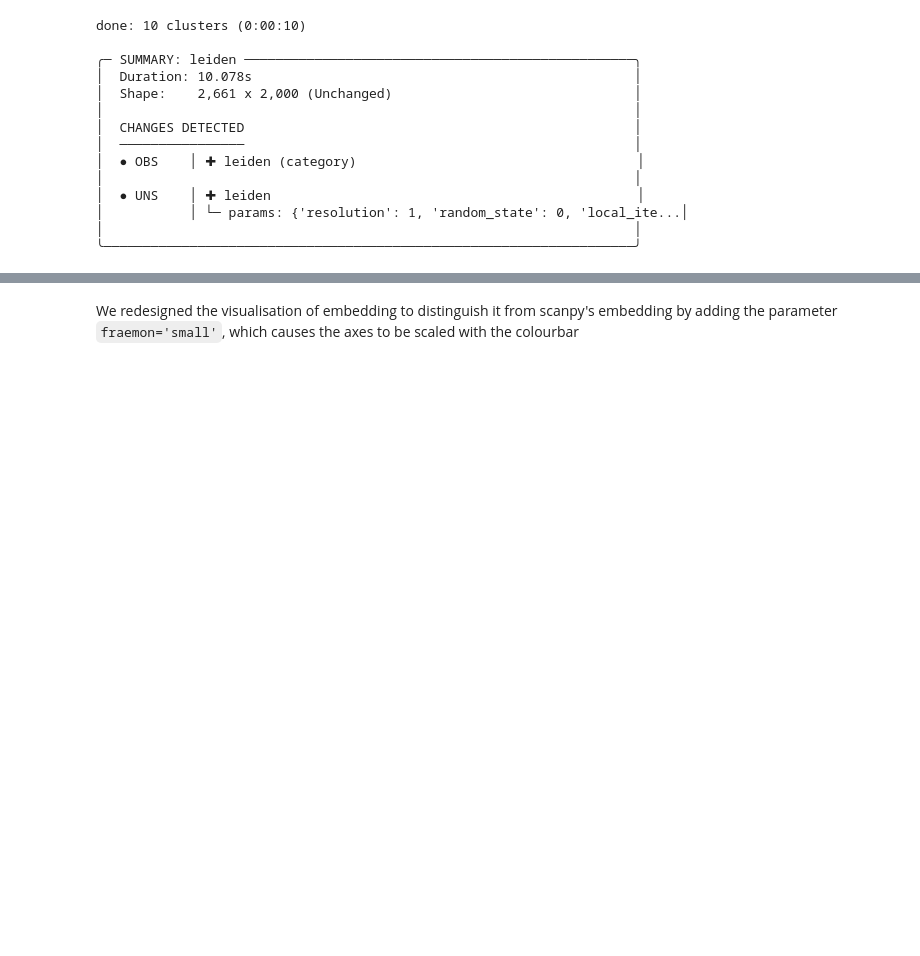
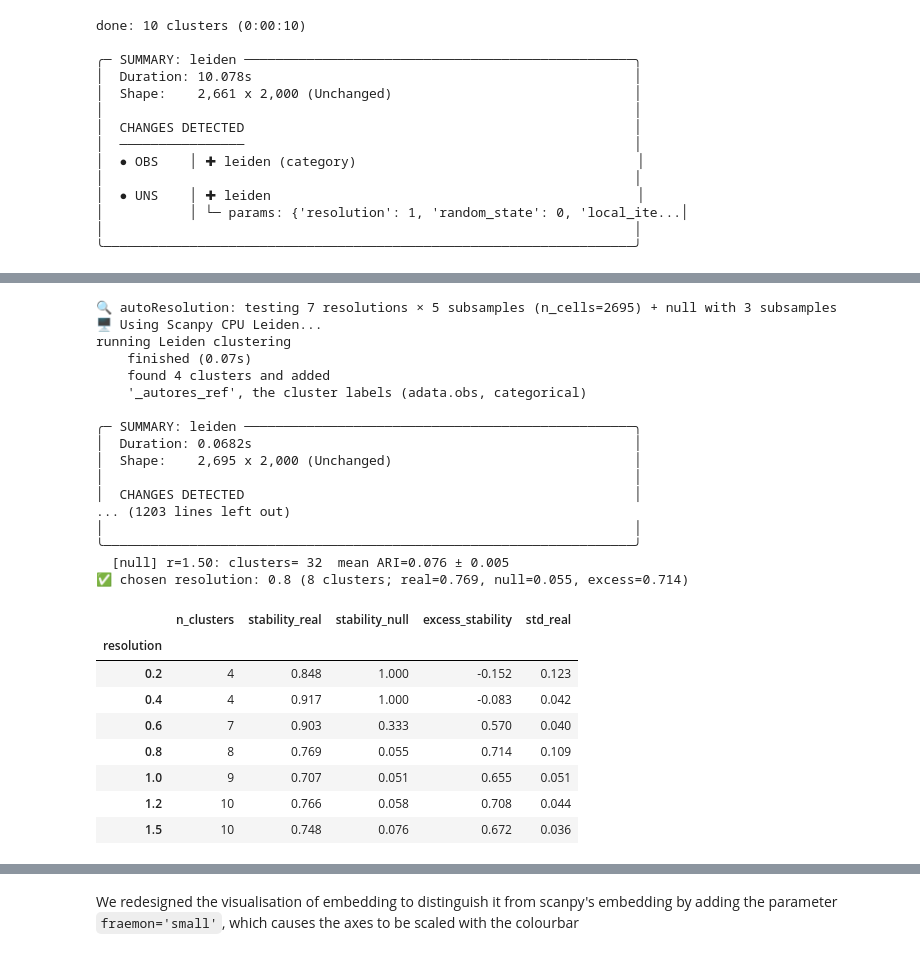
Before and after one commit to DBinary/omicverse-tutorials, a Jupyter notebook: docs/Tutorials-single/t_preprocess_cpu.ipynb, the cells around one changed output, grey strips where cells are left out. Saved outputs shown, nothing was run; the diff lists cells and outputs as text; code cells hidden in the pictures; blank space fills up the shorter version.

```diff
--- a/docs/Tutorials-single/t_preprocess_cpu.ipynb
+++ b/docs/Tutorials-single/t_preprocess_cpu.ipynb
@@ -551,0 +564,37 @@ done: 10 clusters (0:00:10)
+# %%
+adata, best, scores = ov.single.auto_resolution(
+    adata,
+    resolutions=[0.2, 0.4, 0.6, 0.8, 1.0, 1.2, 1.5],
+    n_subsamples=5,
+    n_null_subsamples=3,
+    random_state=0,
+    key_added='leiden_auto',
+)
+scores
+# %% [output]
+🔍 autoResolution: testing 7 resolutions × 5 subsamples (n_cells=2695) + null with 3 subsamples
+🖥️ Using Scanpy CPU Leiden...
+running Leiden clustering
+    finished (0.07s)
+    found 4 clusters and added
+    '_autores_ref', the cluster labels (adata.obs, categorical)
+
+╭─ SUMMARY: leiden ──────────────────────────────────────────────────╮
+│  Duration: 0.0682s                                                 │
+│  Shape:    2,695 x 2,000 (Unchanged)                               │
+│                                                                    │
+│  CHANGES DETECTED                                                  │
+... (1203 lines left out)
+│                                                                    │
+╰────────────────────────────────────────────────────────────────────╯
+  [null] r=1.50: clusters= 32  mean ARI=0.076 ± 0.005
+✅ chosen resolution: 0.8 (8 clusters; real=0.769, null=0.055, excess=0.714)
+|  | n_clusters | stability_real | stability_null | excess_stability | std_real |
+| resolution |  |  |  |  |  |
+| 0.2 | 4 | 0.848 | 1.000 | -0.152 | 0.123 |
+| 0.4 | 4 | 0.917 | 1.000 | -0.083 | 0.042 |
+| 0.6 | 7 | 0.903 | 0.333 | 0.570 | 0.040 |
+| 0.8 | 8 | 0.769 | 0.055 | 0.714 | 0.109 |
+| 1.0 | 9 | 0.707 | 0.051 | 0.655 | 0.051 |
+| 1.2 | 10 | 0.766 | 0.058 | 0.708 | 0.044 |
+| 1.5 | 10 | 0.748 | 0.076 | 0.672 | 0.036 |
```
Also changed, not shown: parts of 5 cells of this notebook.
